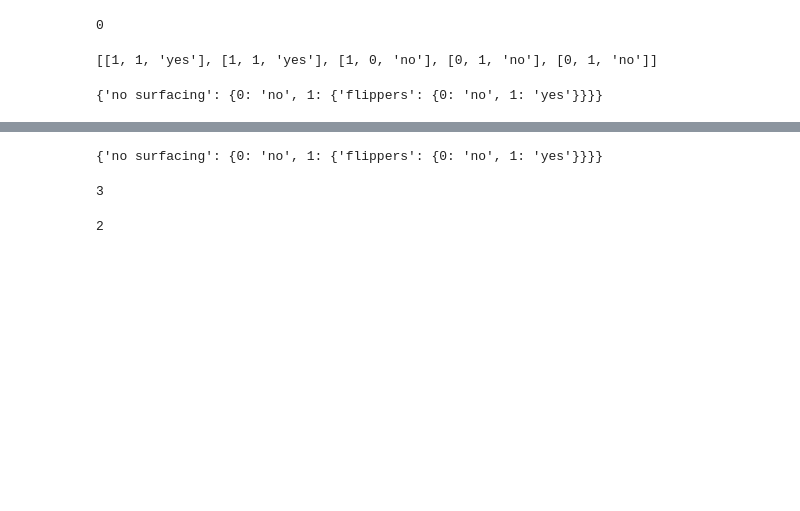
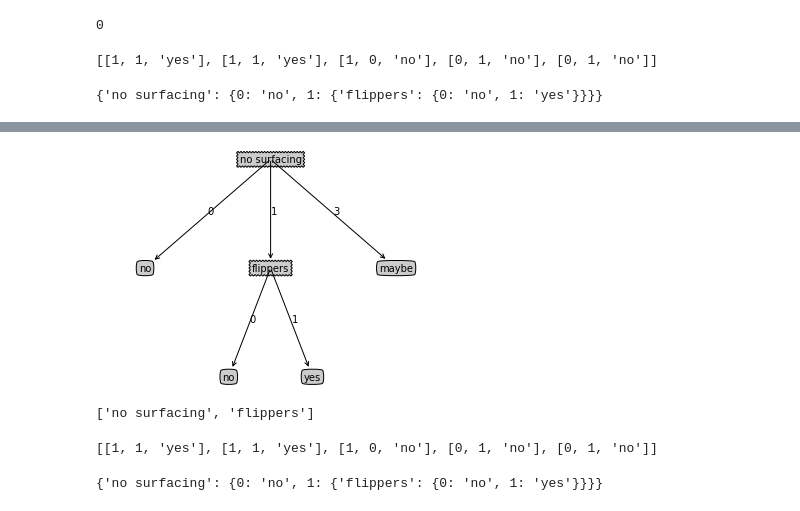
Before and after one commit to windmissing/MachineLearningInAction, a Jupyter notebook: Chapter3/Chapter3.ipynb, the cells around one changed output, grey strips where cells are left out. Saved outputs shown, nothing was run; the diff lists cells and outputs as text; code cells hidden in the pictures; blank space fills up the shorter version.

```diff
--- a/Chapter3/Chapter3.ipynb
+++ b/Chapter3/Chapter3.ipynb
@@ -93 +84,14 @@ retrieveTree (1)
+# %%
+treePlotter.createPlot(myTree)
+# %% [output]
+[figure, added]
+# %%
+myDat,labels=trees.createDataSet()
+labels
+# %% [output]
+['no surfacing', 'flippers']
+# %%
+myDat
+# %% [output]
+[[1, 1, 'yes'], [1, 1, 'yes'], [1, 0, 'no'], [0, 1, 'no'], [0, 1, 'no']]
 # %%
@@ -95,11 +99,3 @@ myTree = retrieveTree (0)
 myTree
 # %% [output]
 {'no surfacing': {0: 'no', 1: {'flippers': {0: 'no', 1: 'yes'}}}}
-# %%
-getNumLeafs(myTree)
-# %% [output]
-3
-# %%
-getTreeDepth(myTree)
-# %% [output]
-2
```
Also changed, not shown: parts of 19 cells of this notebook, 5 other files.
